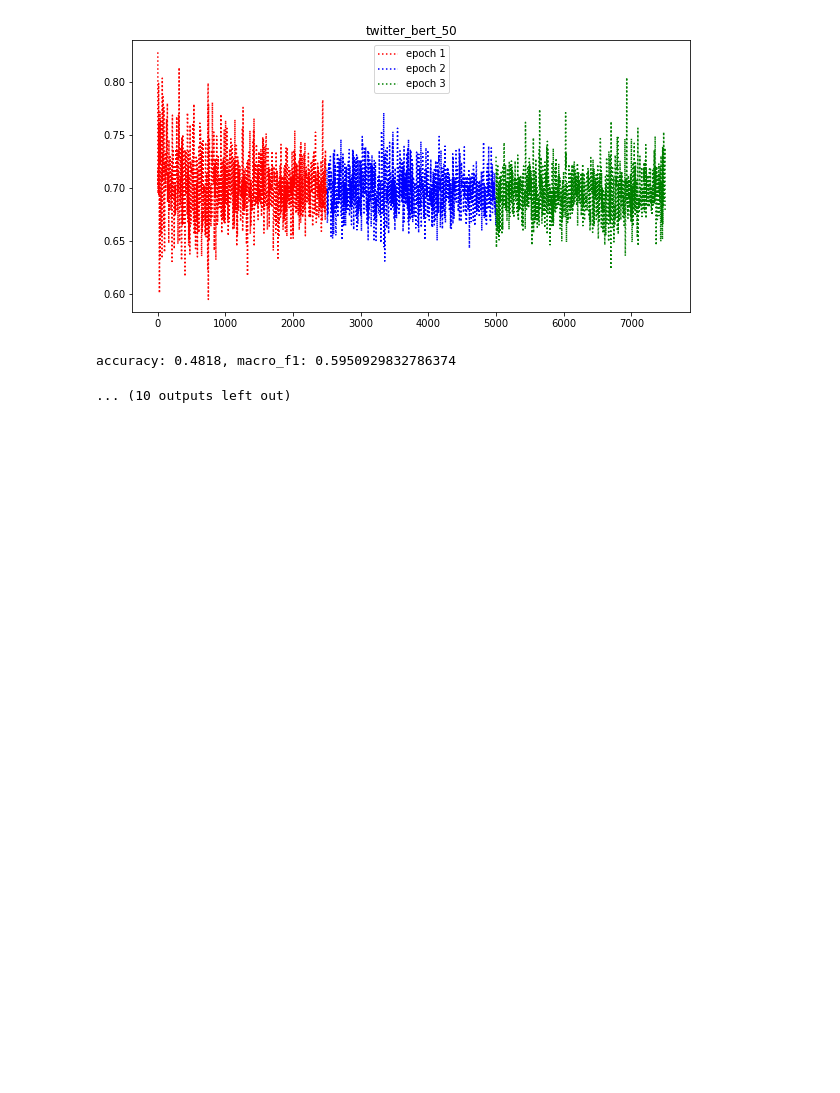
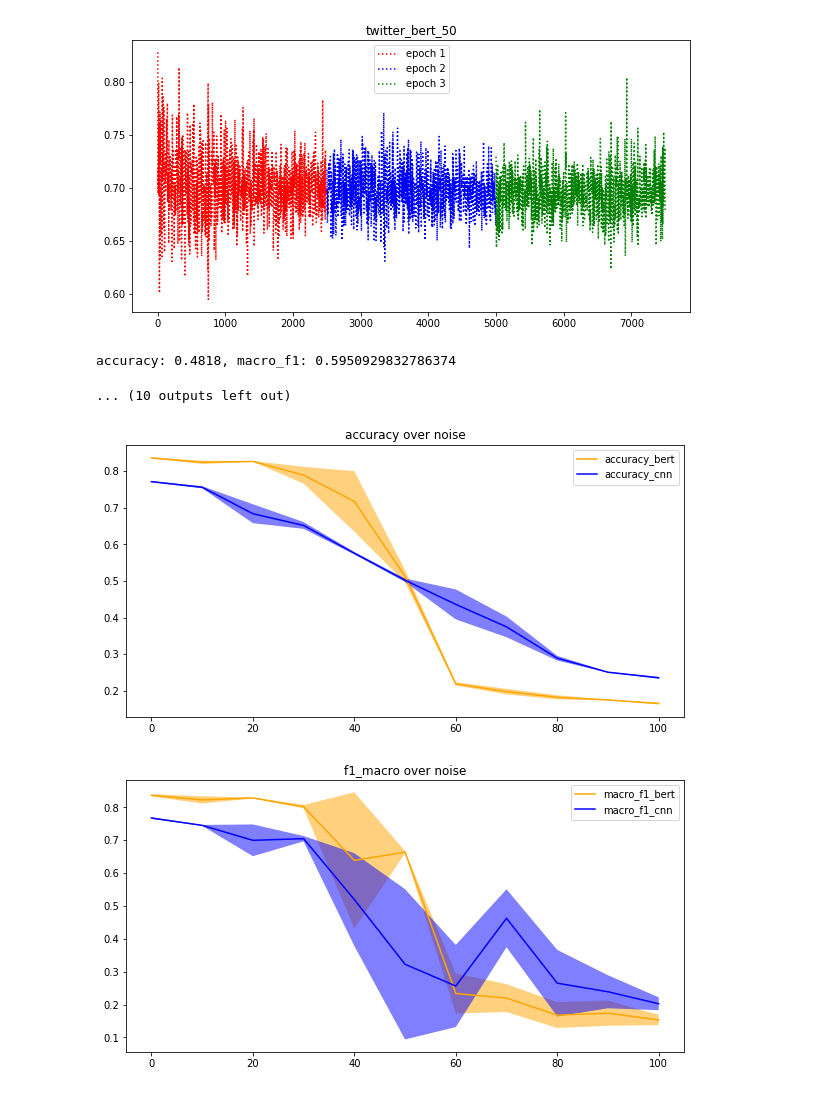
Before and after one commit to rvnair/text-classification, a Jupyter notebook: notebooks/Loss Analysis.ipynb, the cells around one changed output. Cells and saved outputs as stored; diff of their text form; code cells hidden in the pictures; blank space fills up the shorter version.

```diff
--- a/notebooks/Loss Analysis.ipynb
+++ b/notebooks/Loss Analysis.ipynb
@@ -21,8 +21,9 @@ def plot_loss(data_path):
         plt.legend()
         plt.show()
         print('accuracy: {}, macro_f1: {}'.format(data['accuracy'], data['macro_f1']))
+
 for i in range(0, 101, 10):
-    plot_loss('../logs/twitter_{}.json'.format(i))
+    plot_loss('../logs/twitter-cnn/twitter_{}.json'.format(i))
 # %% [output]
 [figure]
 accuracy: 0.7724, macro_f1: 0.7796281951975214
@@ -54,3 +55,66 @@ accuracy: 0.7546, macro_f1: 0.7397667020148462
 [figure]
 accuracy: 0.4818, macro_f1: 0.5950929832786374
 ... (10 outputs left out)
+# %%
+plt.title('accuracy over noise')
+
+def plot_accuracy_3(base_path, t):
+    xdata = []
+    acc = []
+    f1 = []
+    acc_std = []
+    f1_std = []
+    for i in range(0, 101, 10):
+        xdata.append(i)
+        ypts = []
+        for j in range(1,t):
+            data_path = base_path + '_{}_{}.json'.format(i,j)
+            with open(data_path) as json_file:
+                data = json.load(json_file)
+                ypts.append([data['accuracy'], data['macro_f1']])
+        accs = [pt[0] for pt in ypts]
+        f1s = [pt[1] for pt in ypts]
+
+        acc.append(sum(accs)/len(accs))
+        f1.append(sum(f1s)/len(f1s))
+
+        acc_std.append(np.std(accs))
+        f1_std.append(np.std(f1s))
+    return xdata,acc,f1,acc_std,f1_std
+
+b_xdata,b_acc,b_f1,b_std_acc,b_std_f1 = plot_accuracy_3('../logs/twitter-bert/twitter_bert', 4)
+
+c_xdata,c_acc,c_f1,c_std_acc,c_std_f1 = plot_accuracy_3('../logs/twitter-cnn/twitter_cnn', 3)
+
+b_low_acc = [a-s for a,s in zip(b_acc,b_std_acc)]
+b_high_acc = [a+s for a,s in zip(b_acc,b_std_acc)]
+
+c_low_acc = [a-s for a,s in zip(c_acc,c_std_acc)]
+c_high_acc = [a+s for a,s in zip(c_acc,c_std_acc)]
+
+plt.fill_between(xdata, b_low_acc, b_high_acc, facecolor='orange', alpha=0.5)
+plt.plot(b_xdata, b_acc, c='orange',label='accuracy_bert')
+
+plt.fill_between(xdata, c_low_acc, c_high_acc, facecolor='blue', alpha=0.5)
+plt.plot(c_xdata, c_acc, c='blue',label='accuracy_cnn')
+
+plt.legend()
+plt.show()
+
+b_low_f1 = [f-s for f,s in zip(b_f1, b_std_f1)]
+b_high_f1 = [f+s for f,s in zip(b_f1, b_std_f1)]
+c_low_f1 = [f-s for f,s in zip(c_f1, c_std_f1)]
+c_high_f1 = [f+s for f,s in zip(c_f1, c_std_f1)]
+
+plt.title('f1_macro over noise')
+plt.fill_between(xdata, b_low_f1, b_high_f1, facecolor='orange', alpha=0.5)
+plt.plot(b_xdata, b_f1, c='orange',label='macro_f1_bert')
+
+plt.fill_between(xdata, c_low_f1, c_high_f1, facecolor='blue', alpha=0.5)
+plt.plot(c_xdata, c_f1, c='blue',label='macro_f1_cnn')
+
+plt.legend()
+plt.show()
+# %% [output]
+[figure, added]
+[figure, added]
```
Also changed, not shown: parts of 1 cell of this notebook, 34 other files.
